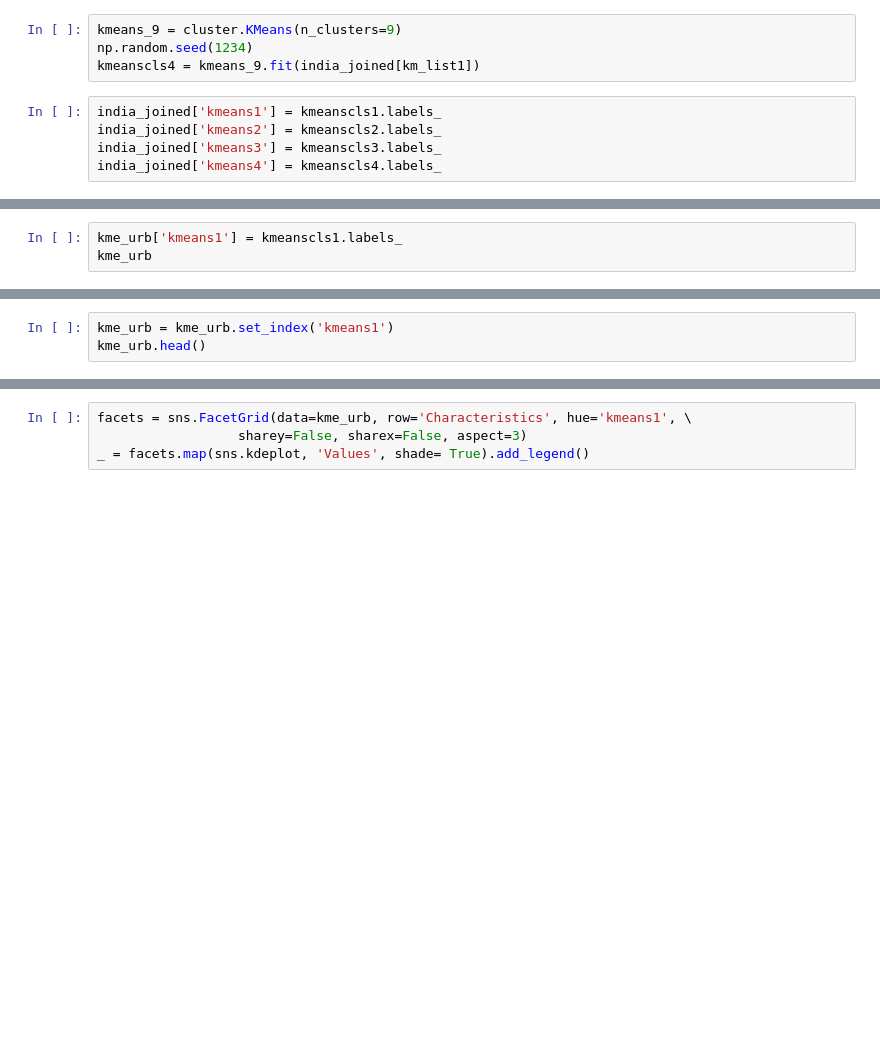
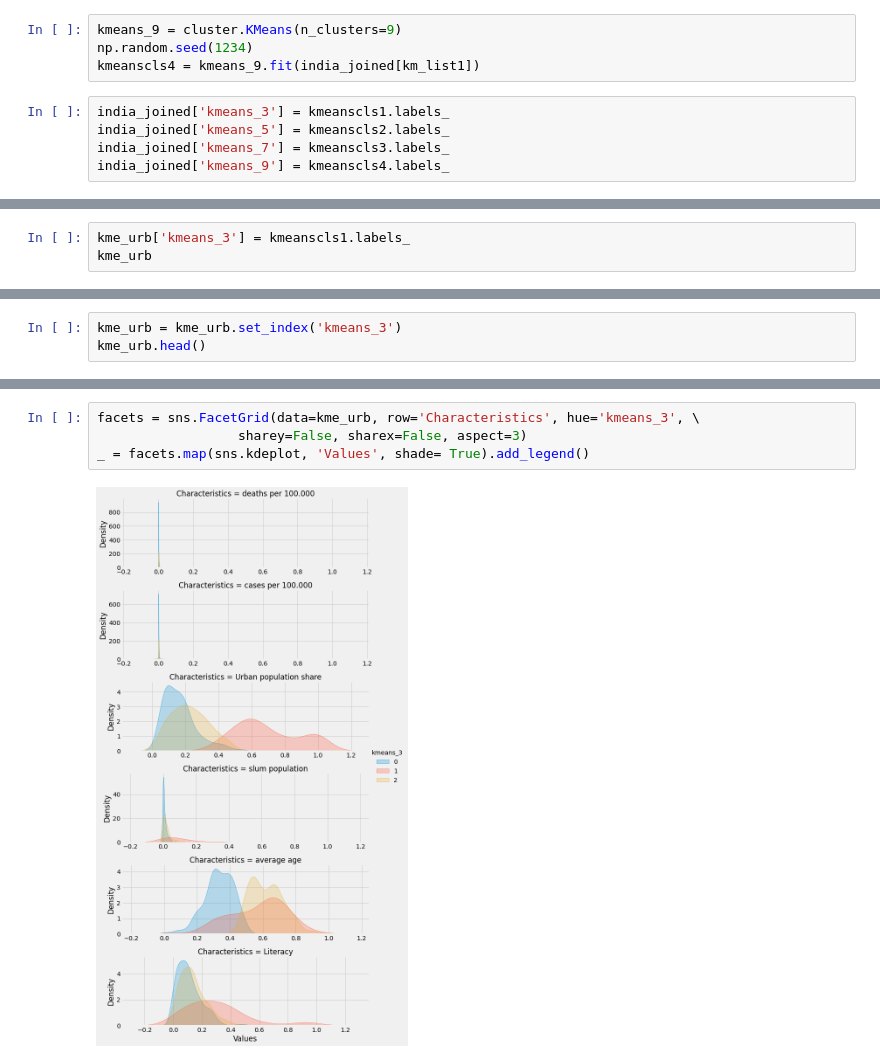
Before and after one commit to Daniel-Los/Introduction-to-datascience-final-project, a Jupyter notebook: Map_India.ipynb, the cells around one changed output, grey strips where cells are left out. Cells and saved outputs as stored; diff of their text form; blank space fills up the shorter version.

```diff
--- a/Map_India.ipynb
+++ b/Map_India.ipynb
@@ -354,8 +372,8 @@ kmeans_9 = cluster.KMeans(n_clusters=9)
 np.random.seed(1234)
 kmeanscls4 = kmeans_9.fit(india_joined[km_list1])
 # %%
-india_joined['kmeans1'] = kmeanscls1.labels_
-india_joined['kmeans2'] = kmeanscls2.labels_
-india_joined['kmeans3'] = kmeanscls3.labels_
-india_joined['kmeans4'] = kmeanscls4.labels_
+india_joined['kmeans_3'] = kmeanscls1.labels_
+india_joined['kmeans_5'] = kmeanscls2.labels_
+india_joined['kmeans_7'] = kmeanscls3.labels_
+india_joined['kmeans_9'] = kmeanscls4.labels_
 # %%
@@ -366,3 +398,3 @@ kme_urb
 # %%
-kme_urb['kmeans1'] = kmeanscls1.labels_
+kme_urb['kmeans_3'] = kmeanscls1.labels_
 kme_urb
@@ -372,3 +429,3 @@ size_of_clusters
 # %%
-kme_urb = kme_urb.set_index('kmeans1')
+kme_urb = kme_urb.set_index('kmeans_3')
 kme_urb.head()
@@ -384,7 +477,9 @@ kme_urb.head()
 # %%
-facets = sns.FacetGrid(data=kme_urb, row='Characteristics', hue='kmeans1', \
+facets = sns.FacetGrid(data=kme_urb, row='Characteristics', hue='kmeans_3', \
                   sharey=False, sharex=False, aspect=3)
 _ = facets.map(sns.kdeplot, 'Values', shade= True).add_legend()
+# %% [output]
+[figure, added]
 # %%
 f, axs = plt.subplots(2,2, figsize=(15,15))
 axs = axs.flatten()
```
Also changed, not shown: parts of 16 cells of this notebook.
